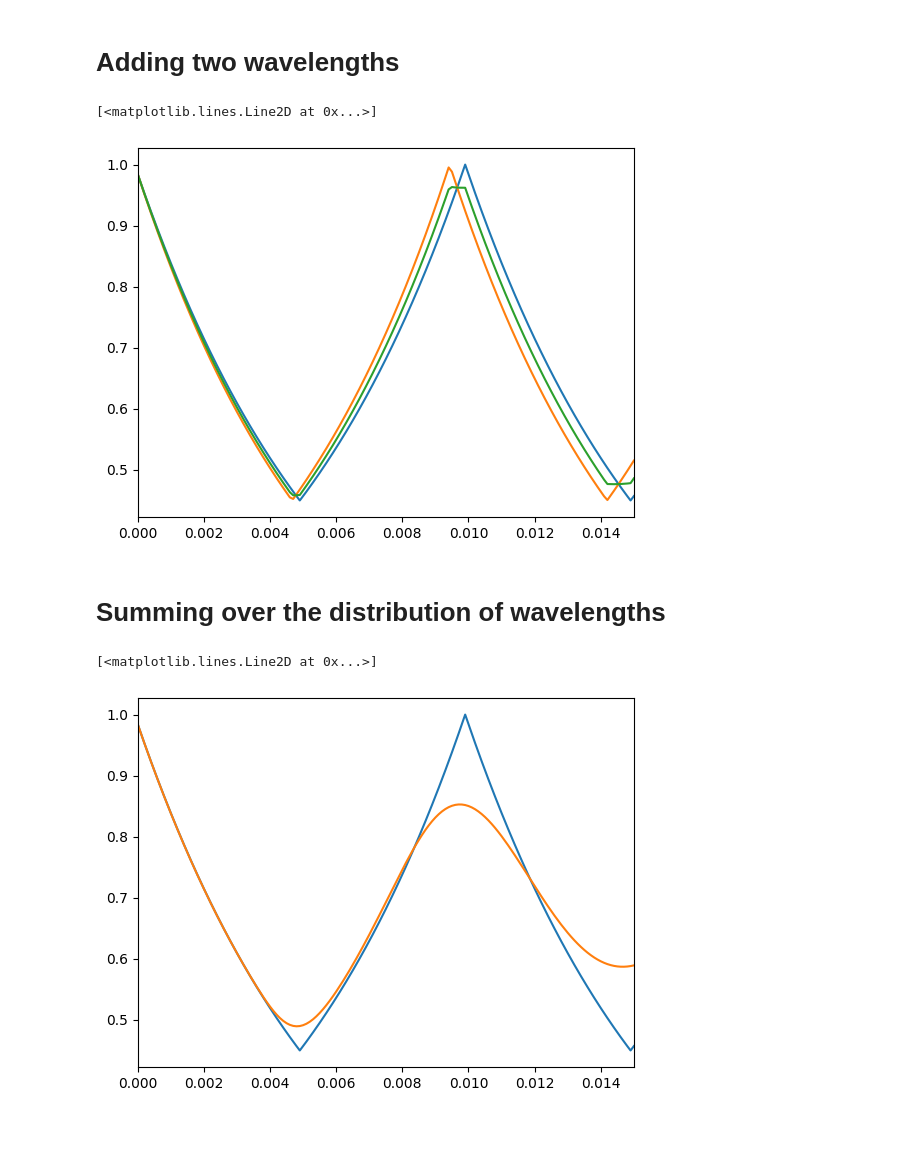
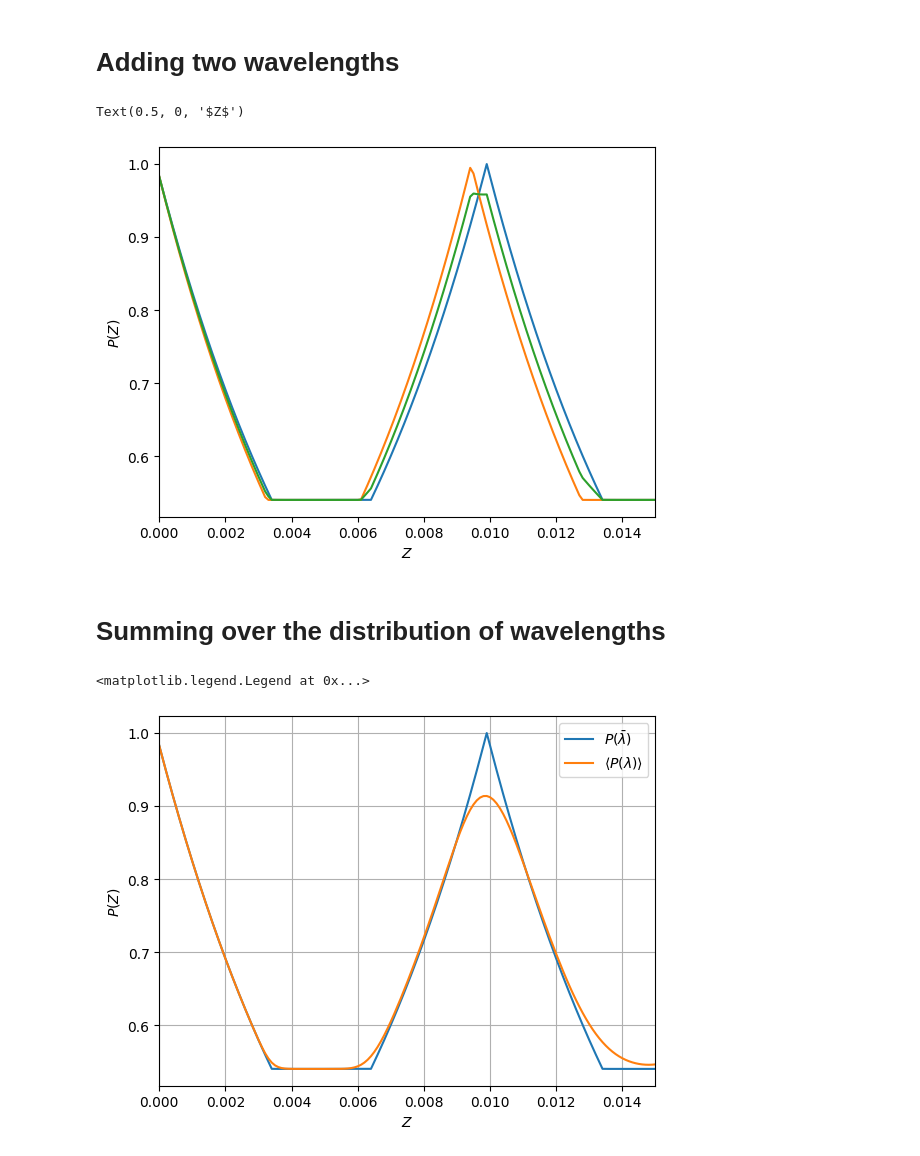
Before and after one commit to McStasMcXtrace/semsans, a Jupyter notebook: sesans-framework-numerical.ipynb, the cells around one changed output. Cells and saved outputs as stored; diff of their text form; code cells hidden in the pictures; blank space fills up the shorter version.

```diff
--- a/sesans-framework-numerical.ipynb
+++ b/sesans-framework-numerical.ipynb
@@ -8,7 +8,7 @@ import scipy.integrate as integrate
 # %%
 def rho_f(z):
     spatial_period = 0.01
-    return (0.5 + 0.5 * signal.square(2 * np.pi * z / spatial_period))
+    return (0.5 + 0.5 * signal.square(2 * np.pi * z / spatial_period, duty = 0.35))
 
 N = 10000
 l = 1
@@ -118,17 +118,17 @@ import matplotlib.pyplot as plt
 
 # Parameters
 mean_wavelength = 3.0  # Mean wavelength
-std_dev = 0.2  # Standard deviation
+std_dev = 0.1  # Standard deviation
 
 # Create wavelength values
-wavelengths = np.linspace(mean_wavelength - 5*std_dev, mean_wavelength + 5*std_dev, 1000)
+wavelengths = np.linspace(mean_wavelength - 4*std_dev, mean_wavelength + 4*std_dev, 1000)
 dlambda = wavelengths[1] - wavelengths[0]
 
 # Calculate Gaussian distribution
 gaussian = (1/(std_dev * np.sqrt(2 * np.pi))) * np.exp(-(wavelengths - mean_wavelength)**2 / (2 * std_dev**2))
 
 # Plot Gaussian distribution
-plt.plot(wavelengths, gaussian, color='blue')
+plt.plot(wavelengths, gaussian)
 plt.title(r'Gaussian Distribution of $\lambda$')
 plt.xlabel(r'$\lambda$[Å]')
 plt.ylabel('Probability Density')
@@ -155,30 +155,36 @@ plt.xlim(z_0,0.015)
 plt.plot(z,P_z)
 plt.plot(z,scaled_P_z)
 plt.plot(z,0.5 * P_z + 0.5*scaled_P_z)
+plt.ylabel(r'$P(Z)$')
+plt.xlabel(r'$Z$')
 # %% [output]
-[<matplotlib.lines.Line2D at 0x...>]
+Text(0.5, 0, '$Z$')
-[figure, old version]
+[figure, new version]
 # %% [markdown]
 # Summing over the distribution of wavelengths
 # %%
 import numpy as np
 
 # Given arrays
 z = Z
 P_z = P_mult
 r = wavelengths / mean_wavelength
 
 final_scaled_P_z = np.zeros_like(z, dtype=float)
 
 for (density, wavelength) in zip(gaussian, wavelengths):
 
     r = (wavelength/mean_wavelength)**2
     final_scaled_P_z += density*np.interp(z * r, z, P_z) * dlambda
 
 
 plt.xlim(z_0,0.015)
-plt.plot(z,P_z)
-plt.plot(z,final_scaled_P_z)
+plt.plot(z,P_z, label=r'$P(\bar\lambda)$')
+plt.plot(z,final_scaled_P_z, label=r'$\langle P(\lambda)\rangle$')
+plt.grid()
+plt.ylabel(r'$P(Z)$')
+plt.xlabel(r'$Z$')
+plt.legend()
 # %% [output]
-[<matplotlib.lines.Line2D at 0x...>]
+<matplotlib.legend.Legend at 0x...>
-[figure, old version]
+[figure, new version]
```
Also changed, not shown: parts of 8 cells of this notebook.
